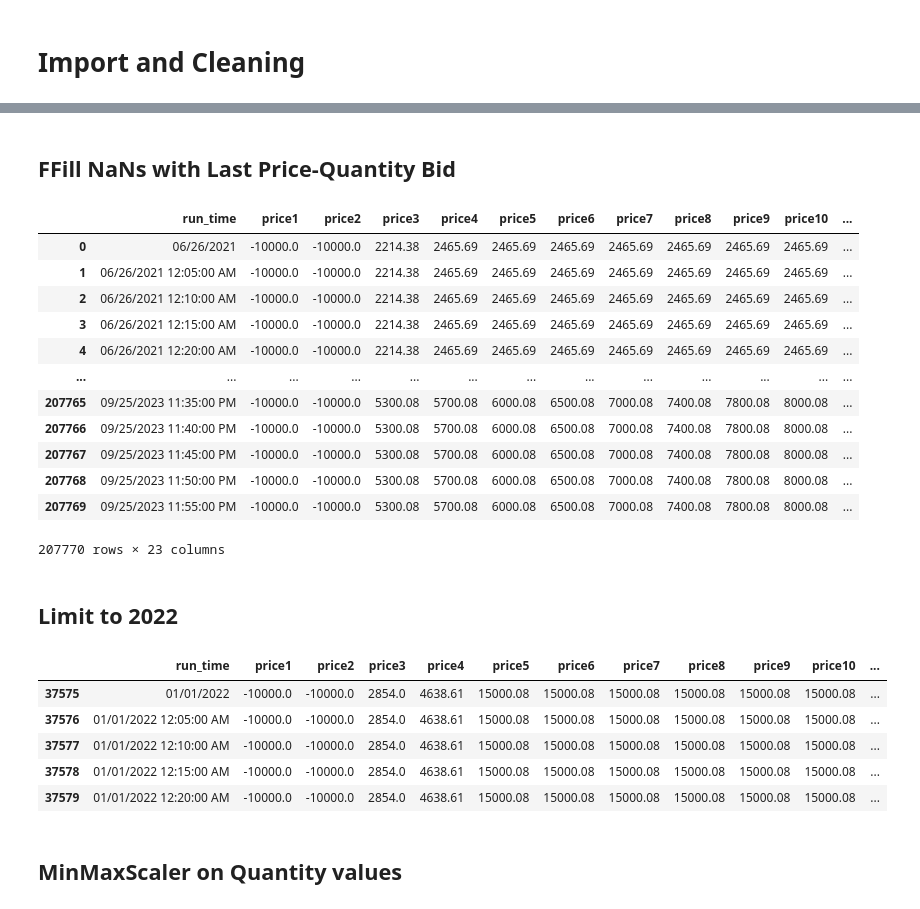
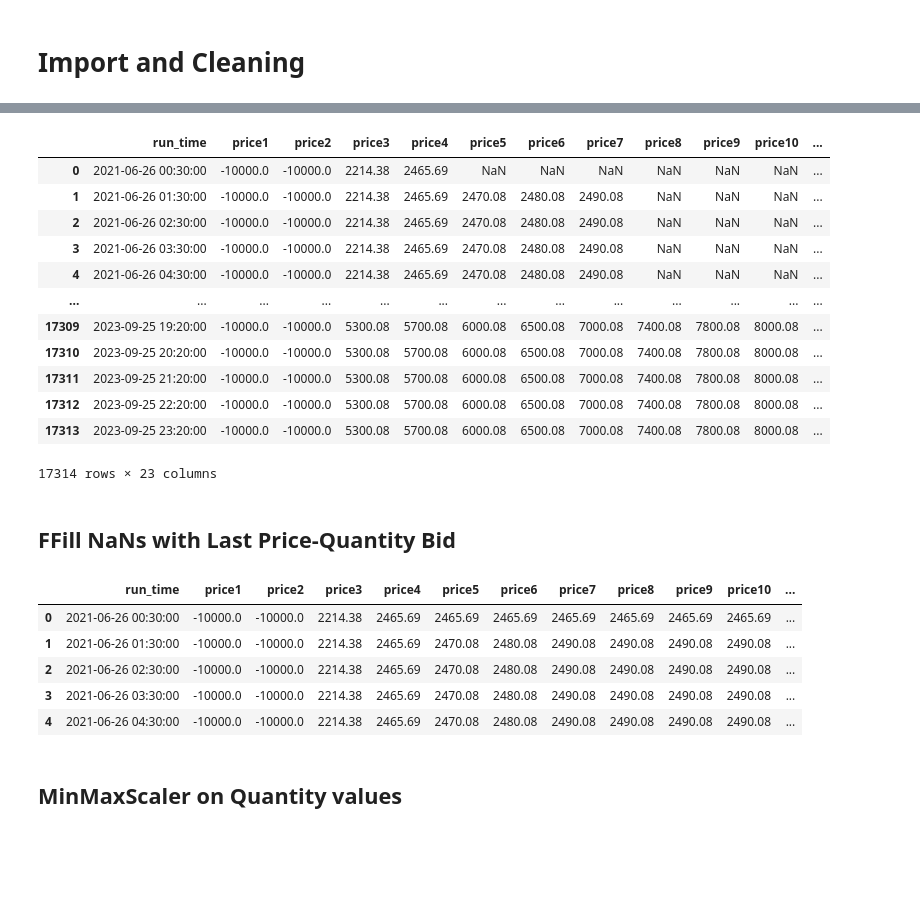
Before and after one commit to gbrosell/maroon-archers, a Jupyter notebook: K-medoids.ipynb, the cells around one changed output, grey strips where cells are left out. Cells and saved outputs as stored; diff of their text form; code cells hidden in the pictures; blank space fills up the shorter version.

```diff
--- a/K-medoids.ipynb
+++ b/K-medoids.ipynb
@@ -52,0 +38,13 @@ result_df
+# %%
+# Convert 'run_time' to datetime with multiple formats
+result_df['temp_run_time'] = pd.to_datetime(result_df['run_time'], errors='coerce', format='%m/%d/%Y %I:%M:%S %p').copy()
+
+# Handle the remaining date-only format separately
+mask_date_only = result_df['temp_run_time'].dt.time == pd.Timestamp('00:00:00').time()
+result_df['run_time'] = result_df['temp_run_time'].where(mask_date_only, result_df['temp_run_time'].combine_first(pd.to_datetime(result_df['temp_run_time'], errors='coerce', format='%m/%d/%Y')))
+
+# Drop the temporary column
+result_df.drop(columns=['temp_run_time'], inplace=True)
+
+# Print the result
+result_df.head()
@@ -53,25 +72,36 @@ result_df
+# %%
+starting_index = 6
+downsampled_df = result_df.iloc[starting_index::12, :].copy()  # Use .copy() to create a copy of the DataFrame
+downsampled_df.reset_index(drop=True, inplace=True)
+downsampled_df
+# %% [output]
+|  | run_time | price1 | price2 | price3 | price4 | price5 | price6 | price7 | price8 | price9 | price10 | ... |
+| 0 | 2021-06-26 00:30:00 | -10000.0 | -10000.0 | 2214.38 | 2465.69 | NaN | NaN | NaN | NaN | NaN | NaN | ... |
+| 1 | 2021-06-26 01:30:00 | -10000.0 | -10000.0 | 2214.38 | 2465.69 | 2470.08 | 2480.08 | 2490.08 | NaN | NaN | NaN | ... |
+| 2 | 2021-06-26 02:30:00 | -10000.0 | -10000.0 | 2214.38 | 2465.69 | 2470.08 | 2480.08 | 2490.08 | NaN | NaN | NaN | ... |
+| 3 | 2021-06-26 03:30:00 | -10000.0 | -10000.0 | 2214.38 | 2465.69 | 2470.08 | 2480.08 | 2490.08 | NaN | NaN | NaN | ... |
+| 4 | 2021-06-26 04:30:00 | -10000.0 | -10000.0 | 2214.38 | 2465.69 | 2470.08 | 2480.08 | 2490.08 | NaN | NaN | NaN | ... |
+| ... | ... | ... | ... | ... | ... | ... | ... | ... | ... | ... | ... | ... |
+| 17309 | 2023-09-25 19:20:00 | -10000.0 | -10000.0 | 5300.08 | 5700.08 | 6000.08 | 6500.08 | 7000.08 | 7400.08 | 7800.08 | 8000.08 | ... |
+| 17310 | 2023-09-25 20:20:00 | -10000.0 | -10000.0 | 5300.08 | 5700.08 | 6000.08 | 6500.08 | 7000.08 | 7400.08 | 7800.08 | 8000.08 | ... |
+| 17311 | 2023-09-25 21:20:00 | -10000.0 | -10000.0 | 5300.08 | 5700.08 | 6000.08 | 6500.08 | 7000.08 | 7400.08 | 7800.08 | 8000.08 | ... |
+| 17312 | 2023-09-25 22:20:00 | -10000.0 | -10000.0 | 5300.08 | 5700.08 | 6000.08 | 6500.08 | 7000.08 | 7400.08 | 7800.08 | 8000.08 | ... |
+| 17313 | 2023-09-25 23:20:00 | -10000.0 | -10000.0 | 5300.08 | 5700.08 | 6000.08 | 6500.08 | 7000.08 | 7400.08 | 7800.08 | 8000.08 | ... |
+17314 rows × 23 columns
 # %% [markdown]
 ## FFill NaNs with Last Price-Quantity Bid
 # %%
 # Forward fill from the first non-null value in each row for the price columns
-result_df.loc[:, 'price1':'price11'] = result_df.loc[:, 'price1':'price11'].apply(lambda row: row.ffill(), axis=1)
+downsampled_df.loc[:, 'price1':'price11'] = downsampled_df.loc[:, 'price1':'price11'].apply(lambda row: row.ffill(), axis=1)
 
 # Forward fill from the first non-null value in each row for the quantity columns
-result_df.loc[:, 'quantity1':'quantity11'] = result_df.loc[:, 'quantity1':'quantity11'].apply(lambda row: row.ffill(), axis=1)
+downsampled_df.loc[:, 'quantity1':'quantity11'] = downsampled_df.loc[:, 'quantity1':'quantity11'].apply(lambda row: row.ffill(), axis=1)
 
-## TAKES 30 SECONDS TO RUN
-result_df
+downsampled_df.head()
 # %% [output]
 |  | run_time | price1 | price2 | price3 | price4 | price5 | price6 | price7 | price8 | price9 | price10 | ... |
-| 0 | 06/26/2021 | -10000.0 | -10000.0 | 2214.38 | 2465.69 | 2465.69 | 2465.69 | 2465.69 | 2465.69 | 2465.69 | 2465.69 | ... |
-| 1 | 06/26/2021 12:05:00 AM | -10000.0 | -10000.0 | 2214.38 | 2465.69 | 2465.69 | 2465.69 | 2465.69 | 2465.69 | 2465.69 | 2465.69 | ... |
-| 2 | 06/26/2021 12:10:00 AM | -10000.0 | -10000.0 | 2214.38 | 2465.69 | 2465.69 | 2465.69 | 2465.69 | 2465.69 | 2465.69 | 2465.69 | ... |
-| 3 | 06/26/2021 12:15:00 AM | -10000.0 | -10000.0 | 2214.38 | 2465.69 | 2465.69 | 2465.69 | 2465.69 | 2465.69 | 2465.69 | 2465.69 | ... |
-| 4 | 06/26/2021 12:20:00 AM | -10000.0 | -10000.0 | 2214.38 | 2465.69 | 2465.69 | 2465.69 | 2465.69 | 2465.69 | 2465.69 | 2465.69 | ... |
-| ... | ... | ... | ... | ... | ... | ... | ... | ... | ... | ... | ... | ... |
-| 207765 | 09/25/2023 11:35:00 PM | -10000.0 | -10000.0 | 5300.08 | 5700.08 | 6000.08 | 6500.08 | 7000.08 | 7400.08 | 7800.08 | 8000.08 | ... |
-| 207766 | 09/25/2023 11:40:00 PM | -10000.0 | -10000.0 | 5300.08 | 5700.08 | 6000.08 | 6500.08 | 7000.08 | 7400.08 | 7800.08 | 8000.08 | ... |
-| 207767 | 09/25/2023 11:45:00 PM | -10000.0 | -10000.0 | 5300.08 | 5700.08 | 6000.08 | 6500.08 | 7000.08 | 7400.08 | 7800.08 | 8000.08 | ... |
-| 207768 | 09/25/2023 11:50:00 PM | -10000.0 | -10000.0 | 5300.08 | 5700.08 | 6000.08 | 6500.08 | 7000.08 | 7400.08 | 7800.08 | 8000.08 | ... |
-| 207769 | 09/25/2023 11:55:00 PM | -10000.0 | -10000.0 | 5300.08 | 5700.08 | 6000.08 | 6500.08 | 7000.08 | 7400.08 | 7800.08 | 8000.08 | ... |
+| 0 | 2021-06-26 00:30:00 | -10000.0 | -10000.0 | 2214.38 | 2465.69 | 2465.69 | 2465.69 | 2465.69 | 2465.69 | 2465.69 | 2465.69 | ... |
+| 1 | 2021-06-26 01:30:00 | -10000.0 | -10000.0 | 2214.38 | 2465.69 | 2470.08 | 2480.08 | 2490.08 | 2490.08 | 2490.08 | 2490.08 | ... |
+| 2 | 2021-06-26 02:30:00 | -10000.0 | -10000.0 | 2214.38 | 2465.69 | 2470.08 | 2480.08 | 2490.08 | 2490.08 | 2490.08 | 2490.08 | ... |
+| 3 | 2021-06-26 03:30:00 | -10000.0 | -10000.0 | 2214.38 | 2465.69 | 2470.08 | 2480.08 | 2490.08 | 2490.08 | 2490.08 | 2490.08 | ... |
+| 4 | 2021-06-26 04:30:00 | -10000.0 | -10000.0 | 2214.38 | 2465.69 | 2470.08 | 2480.08 | 2490.08 | 2490.08 | 2490.08 | 2490.08 | ... |
-207770 rows × 23 columns
@@ -80,15 +108,3 @@ result_df.loc[:, 'run_time'] = result_df['run_time'].astype(str)
-# %% [markdown]
-## Limit to 2022
-# %%
-df_2022 = result_df[result_df['run_time'].str[6:10]=='2022']
-df_2022.head()
-# %% [output]
-|  | run_time | price1 | price2 | price3 | price4 | price5 | price6 | price7 | price8 | price9 | price10 | ... |
-| 37575 | 01/01/2022 | -10000.0 | -10000.0 | 2854.0 | 4638.61 | 15000.08 | 15000.08 | 15000.08 | 15000.08 | 15000.08 | 15000.08 | ... |
-| 37576 | 01/01/2022 12:05:00 AM | -10000.0 | -10000.0 | 2854.0 | 4638.61 | 15000.08 | 15000.08 | 15000.08 | 15000.08 | 15000.08 | 15000.08 | ... |
-| 37577 | 01/01/2022 12:10:00 AM | -10000.0 | -10000.0 | 2854.0 | 4638.61 | 15000.08 | 15000.08 | 15000.08 | 15000.08 | 15000.08 | 15000.08 | ... |
-| 37578 | 01/01/2022 12:15:00 AM | -10000.0 | -10000.0 | 2854.0 | 4638.61 | 15000.08 | 15000.08 | 15000.08 | 15000.08 | 15000.08 | 15000.08 | ... |
-| 37579 | 01/01/2022 12:20:00 AM | -10000.0 | -10000.0 | 2854.0 | 4638.61 | 15000.08 | 15000.08 | 15000.08 | 15000.08 | 15000.08 | 15000.08 | ... |
 # %% [markdown]
 ## MinMaxScaler on Quantity values
 # %%
```
Also changed, not shown: parts of 40 cells of this notebook.
